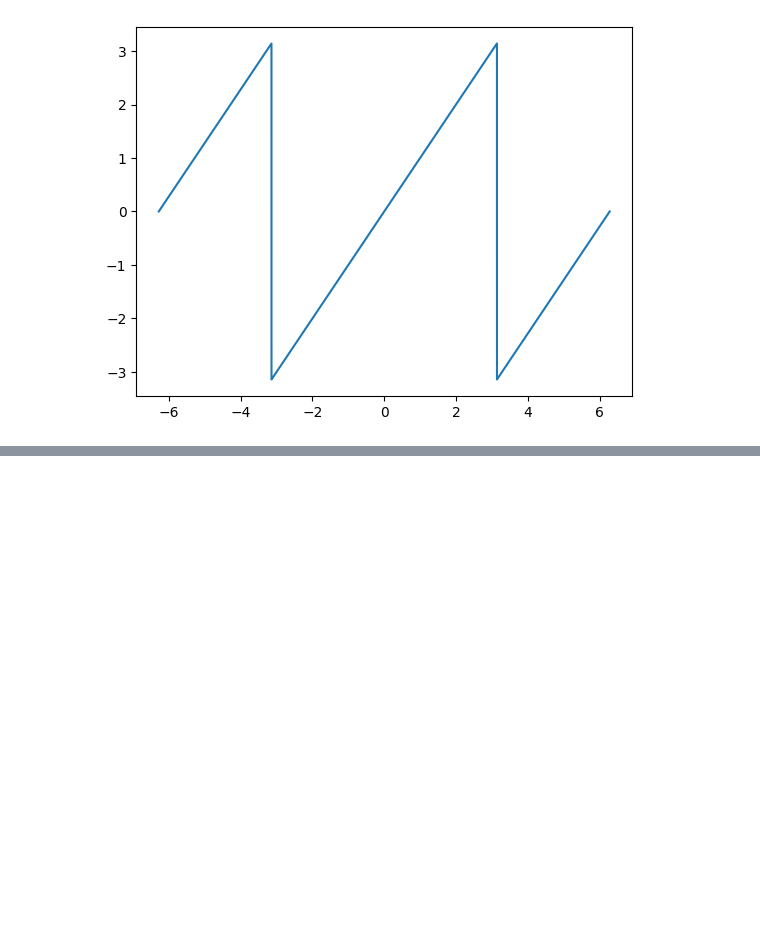
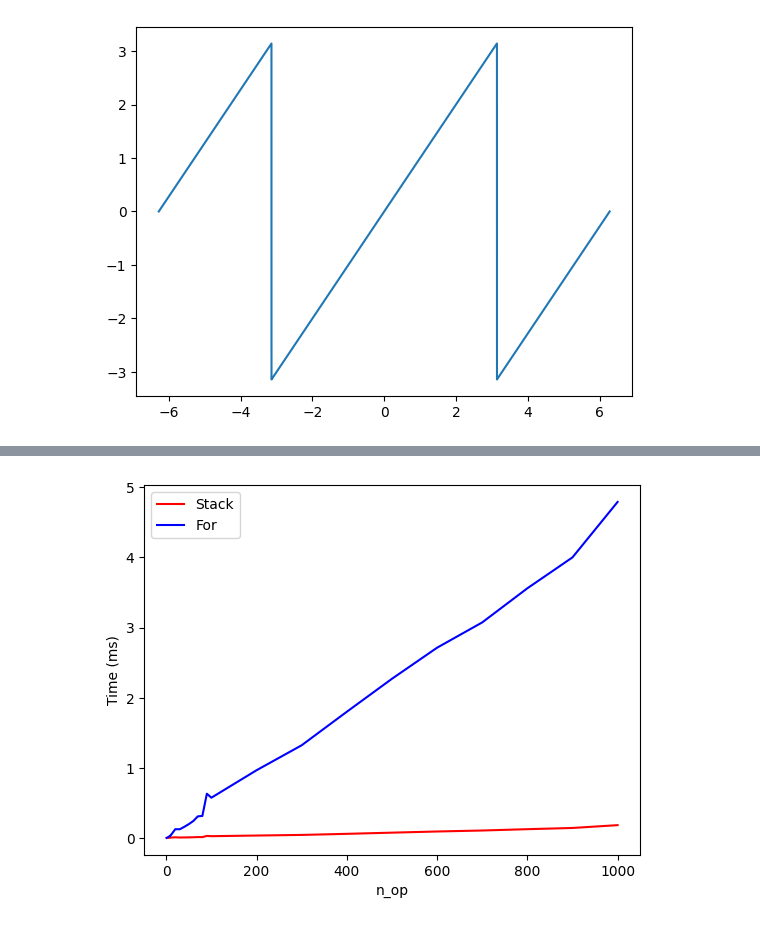
Before and after one commit to Kooolkimooov/pympc_usage, a Jupyter notebook: test.ipynb, the cells around one changed output, grey strips where cells are left out. Saved outputs shown, nothing was run; the diff lists cells and outputs as text; code cells hidden in the pictures; blank space fills up the shorter version.

```diff
--- a/test.ipynb
+++ b/test.ipynb
@@ -32,0 +95,9 @@ plt.show()
+# %%
+plt.plot( mat_sizes, [ v / 1e6 for v in stack_means ], 'r-' )
+plt.plot( mat_sizes, [ v / 1e6 for v in for_means ], 'b-' )
+plt.xlabel( 'n_op' )
+plt.ylabel( 'Time (ms)' )
+plt.legend( [ 'Stack', 'For' ] )
+plt.show()
+# %% [output]
+[figure, added]
```
Also changed, not shown: parts of 4 cells of this notebook, 10 other files.
